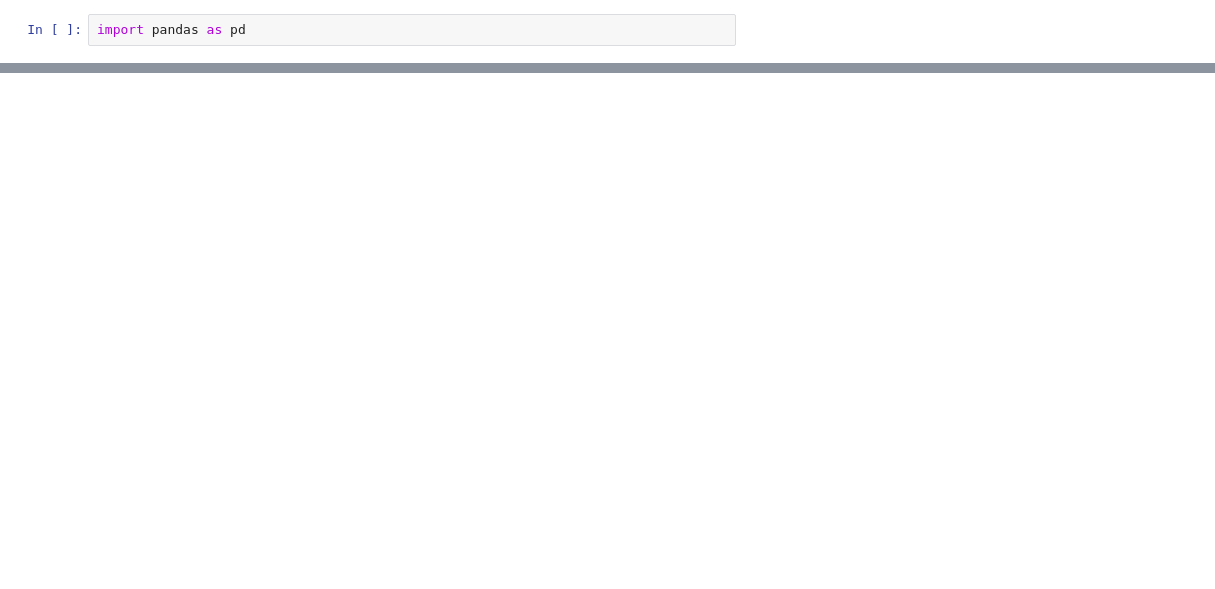
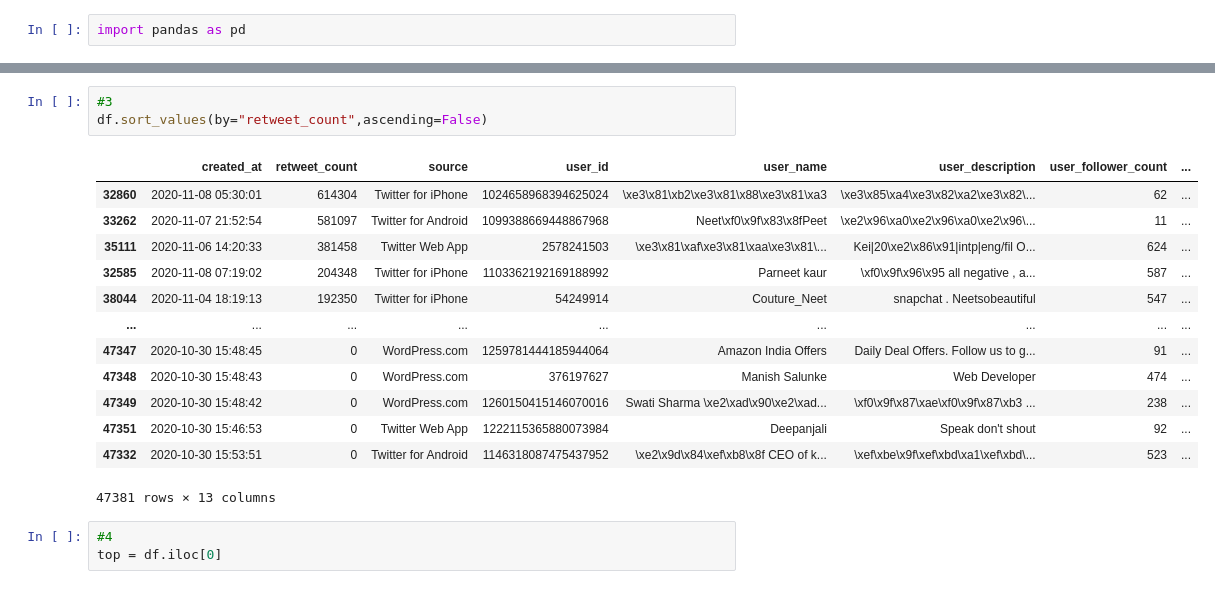
Before and after one commit to simran2352003/python-new-, a Jupyter notebook: ds.ipynb, the cells around one changed output, grey strips where cells are left out. Cells and saved outputs as stored; diff of their text form; blank space fills up the shorter version.

```diff
--- a/ds.ipynb
+++ b/ds.ipynb
@@ -6,0 +56,20 @@ FileNotFoundError: [Errno 2] No such file or directory: 'neet_data.xlsx'
+# %%
+#3
+df.sort_values(by="retweet_count",ascending=False)
+# %% [output]
+|  | created_at | retweet_count | source | user_id | user_name | user_description | user_follower_count | ... |
+| 32860 | 2020-11-08 05:30:01 | 614304 | Twitter for iPhone | 1024658968394625024 | \xe3\x81\xb2\xe3\x81\x88\xe3\x81\xa3 | \xe3\x85\xa4\xe3\x82\xa2\xe3\x82\... | 62 | ... |
+| 33262 | 2020-11-07 21:52:54 | 581097 | Twitter for Android | 1099388669448867968 | Neet\xf0\x9f\x83\x8fPeet | \xe2\x96\xa0\xe2\x96\xa0\xe2\x96\... | 11 | ... |
+| 35111 | 2020-11-06 14:20:33 | 381458 | Twitter Web App | 2578241503 | \xe3\x81\xaf\xe3\x81\xaa\xe3\x81\... | Kei|20\xe2\x86\x91|intp|eng/fil O... | 624 | ... |
+| 32585 | 2020-11-08 07:19:02 | 204348 | Twitter for iPhone | 1103362192169188992 | Parneet kaur | \xf0\x9f\x96\x95 all negative , a... | 587 | ... |
+| 38044 | 2020-11-04 18:19:13 | 192350 | Twitter for iPhone | 54249914 | Couture_Neet | snapchat . Neetsobeautiful | 547 | ... |
+| ... | ... | ... | ... | ... | ... | ... | ... | ... |
+| 47347 | 2020-10-30 15:48:45 | 0 | WordPress.com | 1259781444185944064 | Amazon India Offers | Daily Deal Offers. Follow us to g... | 91 | ... |
+| 47348 | 2020-10-30 15:48:43 | 0 | WordPress.com | 376197627 | Manish Salunke | Web Developer | 474 | ... |
+| 47349 | 2020-10-30 15:48:42 | 0 | WordPress.com | 1260150415146070016 | Swati Sharma \xe2\xad\x90\xe2\xad... | \xf0\x9f\x87\xae\xf0\x9f\x87\xb3 ... | 238 | ... |
+| 47351 | 2020-10-30 15:46:53 | 0 | Twitter Web App | 1222115365880073984 | Deepanjali | Speak don't shout | 92 | ... |
+| 47332 | 2020-10-30 15:53:51 | 0 | Twitter for Android | 1146318087475437952 | \xe2\x9d\x84\xef\xb8\x8f CEO of k... | \xef\xbe\x9f\xef\xbd\xa1\xef\xbd\... | 523 | ... |
+47381 rows × 13 columns
+# %%
+#4
+top = df.iloc[0]
```
Also changed, not shown: parts of 20 cells of this notebook.
